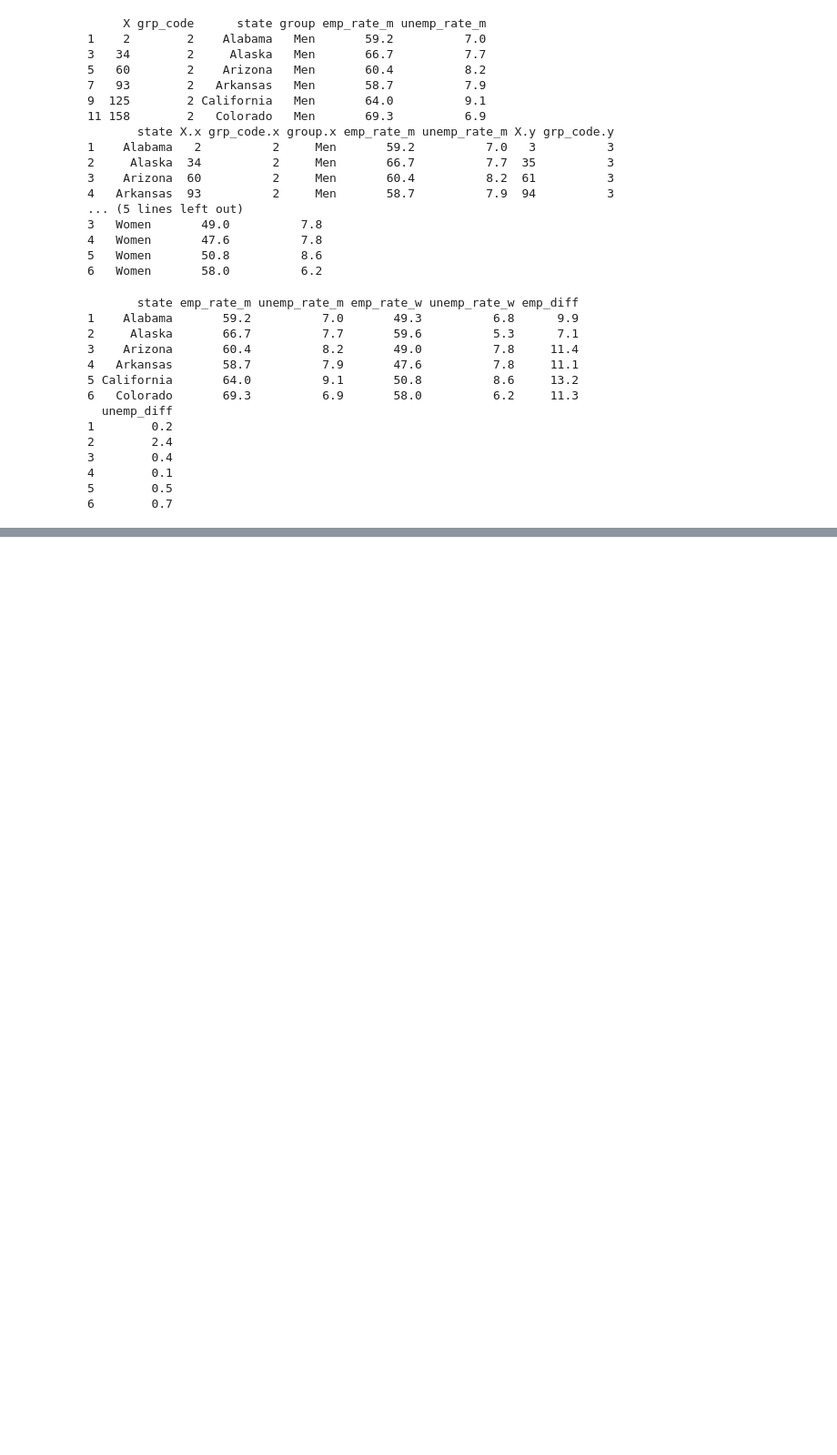
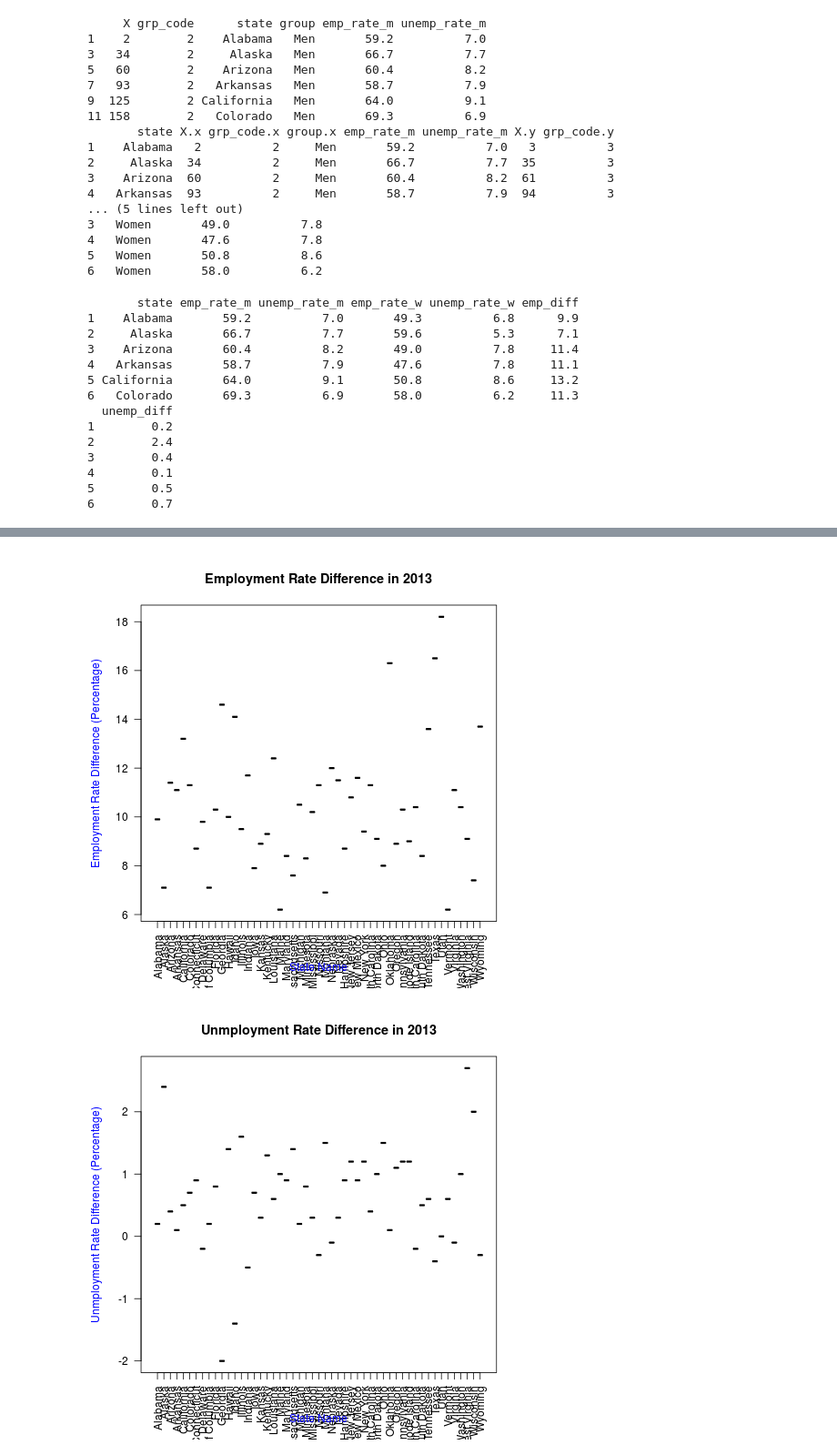
Before and after one commit to yuhanw/Team_Four.0, a Jupyter notebook: notebooks/NB3_data_analysis.ipynb, the cells around one changed output, grey strips where cells are left out. Shown at 91% size. Drawn from its saved outputs; the diff is of its cells as text; code cells hidden in the pictures; blank space fills up the shorter version.

```diff
--- a/notebooks/NB3_data_analysis.ipynb
+++ b/notebooks/NB3_data_analysis.ipynb
@@ -143,0 +150,9 @@ print(head(gen2013mw))
+# %%
+%%R
+plot(gen2013mw$state, gen2013mw$emp_diff, col='blue', las=2, ylim=c(min(gen2013mw$emp_diff), max(gen2013mw$emp_diff)), xlab='State Name', ylab='Employment Rate Difference (Percentage)', col.lab='blue')
+title('Employment Rate Difference in 2013')
+plot(gen2013mw$state, gen2013mw$unemp_diff, col='blue', las=2, ylim=c(min(gen2013mw$unemp_diff), max(gen2013mw$unemp_diff)), xlab='State Name', ylab='Unmployment Rate Difference (Percentage)', col.lab='blue')
+title('Unmployment Rate Difference in 2013')
+# %% [output]
+[figure, added]
+[figure, added]
```
Also changed, not shown: parts of 8 cells of this notebook, 1 other file.
